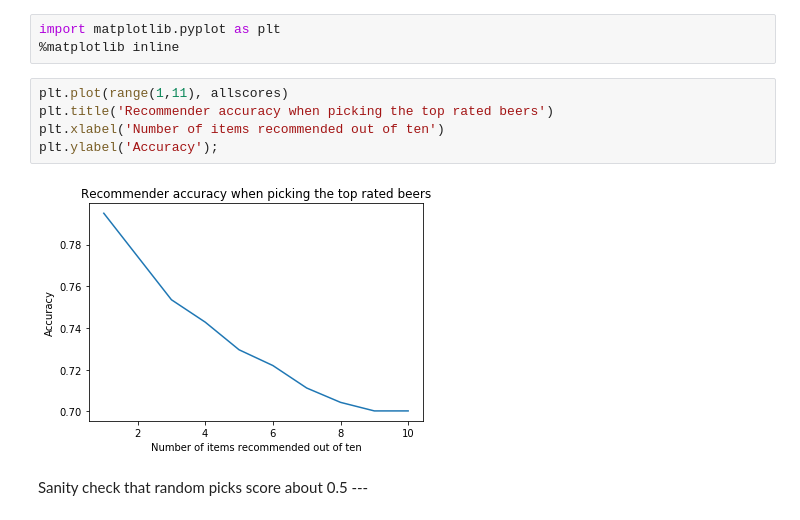
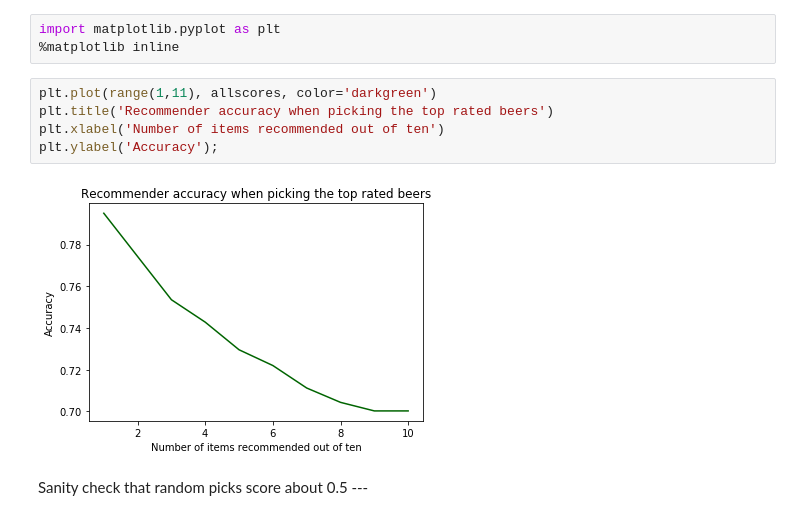
Before and after one commit to ebhtra/springboard, a Jupyter notebook: capstone_1/MilestoneReport.ipynb, the cells around one changed output. Cells and saved outputs as stored; diff of their text form.

```diff
--- a/capstone_1/MilestoneReport.ipynb
+++ b/capstone_1/MilestoneReport.ipynb
@@ -280,12 +280,12 @@ for x in range(2,12):
 import matplotlib.pyplot as plt
 %matplotlib inline
 # %%
-plt.plot(range(1,11), allscores)
+plt.plot(range(1,11), allscores, color='darkgreen')
 plt.title('Recommender accuracy when picking the top rated beers')
 plt.xlabel('Number of items recommended out of ten')
 plt.ylabel('Accuracy');
 # %% [output]
-[figure, old version]
+[figure, new version]
 # %% [markdown]
 Sanity check that random picks score about 0.5 ---
 # %%
```
Also changed, not shown: parts of 36 cells of this notebook.
